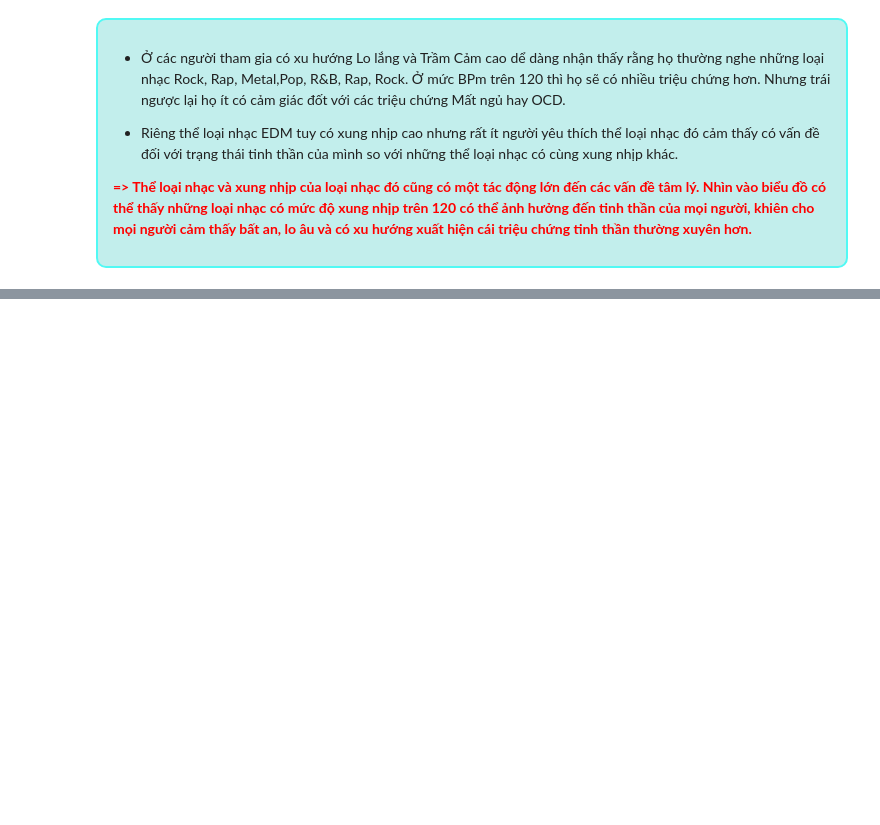
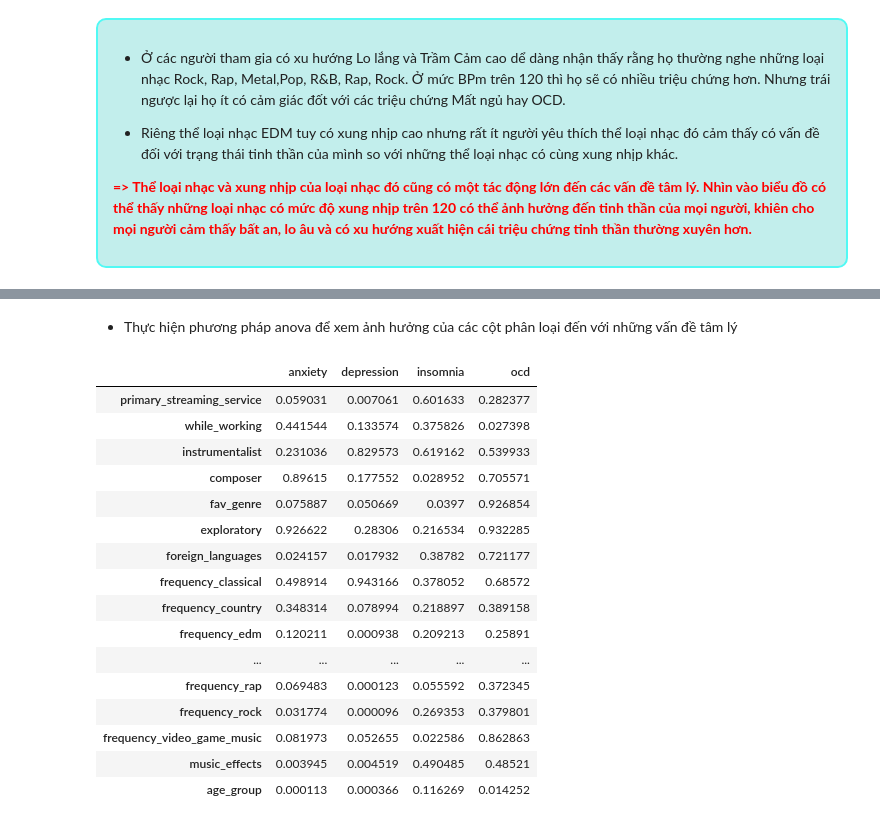
Before and after one commit to HungLVT/DS, a Jupyter notebook: 4.0-questions-and-answers.ipynb, the cells around one changed output, grey strips where cells are left out. Cells and saved outputs as stored; diff of their text form; code cells hidden in the pictures; blank space fills up the shorter version.

```diff
--- a/4.0-questions-and-answers.ipynb
+++ b/4.0-questions-and-answers.ipynb
@@ -951,0 +947,10 @@ plt.show()
+# %%
+for col in ['Anxiety', 'Depression', 'Insomnia', 'OCD']:
+    df[col] = df[col].apply(lambda x: np.int64(x))
+df.drop(columns=['Age', 'Fav genre encoded'], inplace=True)
+
+# Chuyển cột nhóm tuổi thành object
+df['Nhóm tuổi'] = df['Nhóm tuổi'].astype('object')
+# Kiểm tra lại kiểu dữ liệu
+df_eval = df.copy()
+df_eval.info()
@@ -951,0 +1012,10 @@ plt.show()
+# %%
+categorical_col = df_eval.select_dtypes(include=['object'])
+targets = ['anxiety', 'depression', 'insomnia', 'ocd']
+numerical_col = df_eval.columns.difference(categorical_col.columns).difference(targets)
+features = list(numerical_col) + list(categorical_col.columns)
+
+print(f'Các cột phân loại là {categorical_col.columns}')
+print(f'Các cột số là {numerical_col}')
+print(f'Các cột đặc trưng là {features}')
+print(f'Các cột cần được dự đoán là : {targets}')
@@ -951,0 +1035,40 @@ plt.show()
+# %% [markdown]
+- Thực hiện phương pháp anova để xem ảnh hưởng của các cột phân loại đến với những vấn đề tâm lý
+# %%
+
+anova_results = pd.DataFrame(index=categorical_col.columns, columns=targets)
+
+# Vòng lặp qua mỗi biến mục tiêu và đặc trưng phân loại
+for target in targets:
+    for col in categorical_col.columns:
+        # Thực hiện ANOVA
+        formula = f'{target} ~ C({col})'
+        model = ols(formula, data=df_eval).fit()
+        aov_table = sm.stats.anova_lm(model, typ=2)
+
+        # Trích xuất giá trị p-value
+        p_value = aov_table["PR(>F)"].iloc[0]
+
+        # Gán giá trị p-value vào DataFrame
+        anova_results.at[col, target] = p_value
+
+# Hiển thị kết quả
+anova_results
+# %% [output]
+|  | anxiety | depression | insomnia | ocd |
+| primary_streaming_service | 0.059031 | 0.007061 | 0.601633 | 0.282377 |
+| while_working | 0.441544 | 0.133574 | 0.375826 | 0.027398 |
+| instrumentalist | 0.231036 | 0.829573 | 0.619162 | 0.539933 |
+| composer | 0.89615 | 0.177552 | 0.028952 | 0.705571 |
+| fav_genre | 0.075887 | 0.050669 | 0.0397 | 0.926854 |
+| exploratory | 0.926622 | 0.28306 | 0.216534 | 0.932285 |
+| foreign_languages | 0.024157 | 0.017932 | 0.38782 | 0.721177 |
+| frequency_classical | 0.498914 | 0.943166 | 0.378052 | 0.68572 |
+| frequency_country | 0.348314 | 0.078994 | 0.218897 | 0.389158 |
+| frequency_edm | 0.120211 | 0.000938 | 0.209213 | 0.25891 |
+| ... | ... | ... | ... | ... |
+| frequency_rap | 0.069483 | 0.000123 | 0.055592 | 0.372345 |
+| frequency_rock | 0.031774 | 0.000096 | 0.269353 | 0.379801 |
+| frequency_video_game_music | 0.081973 | 0.052655 | 0.022586 | 0.862863 |
+| music_effects | 0.003945 | 0.004519 | 0.490485 | 0.48521 |
+| age_group | 0.000113 | 0.000366 | 0.116269 | 0.014252 |
```
Also changed, not shown: parts of 19 cells of this notebook, 14 other files.
